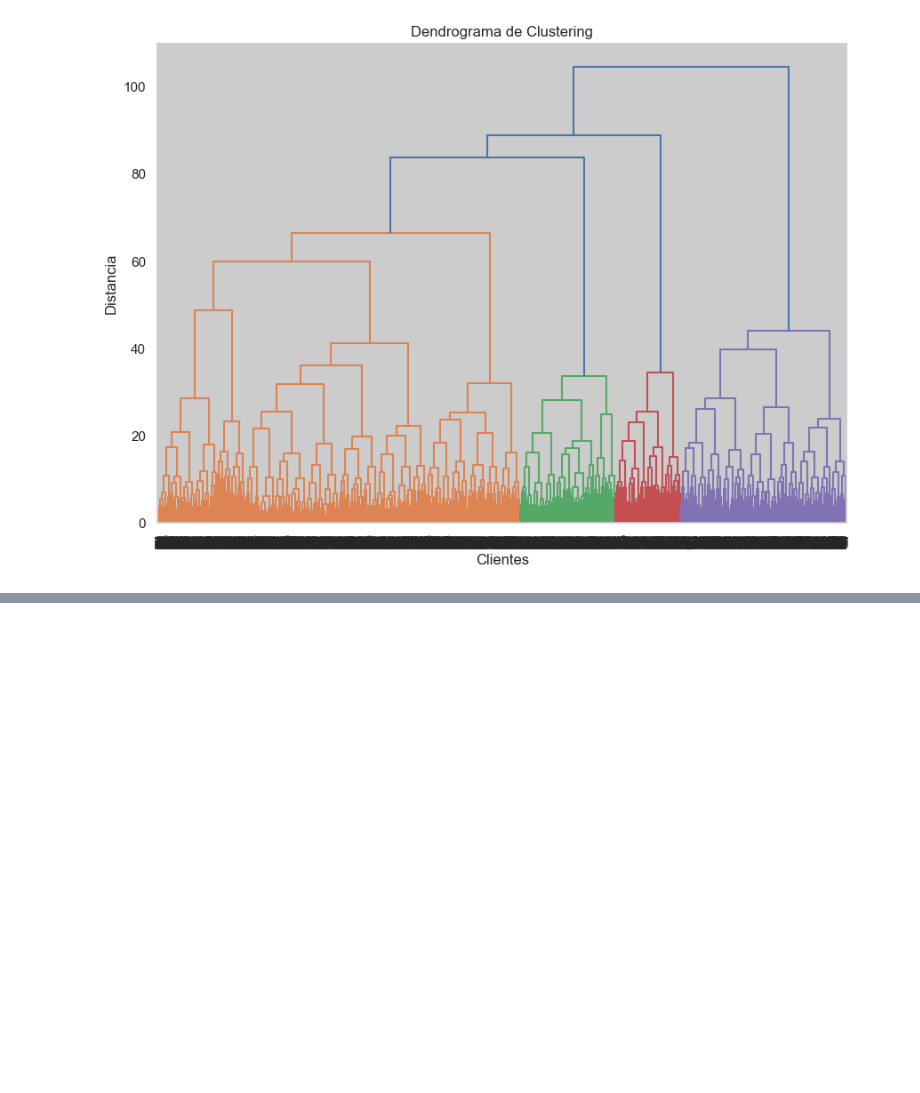
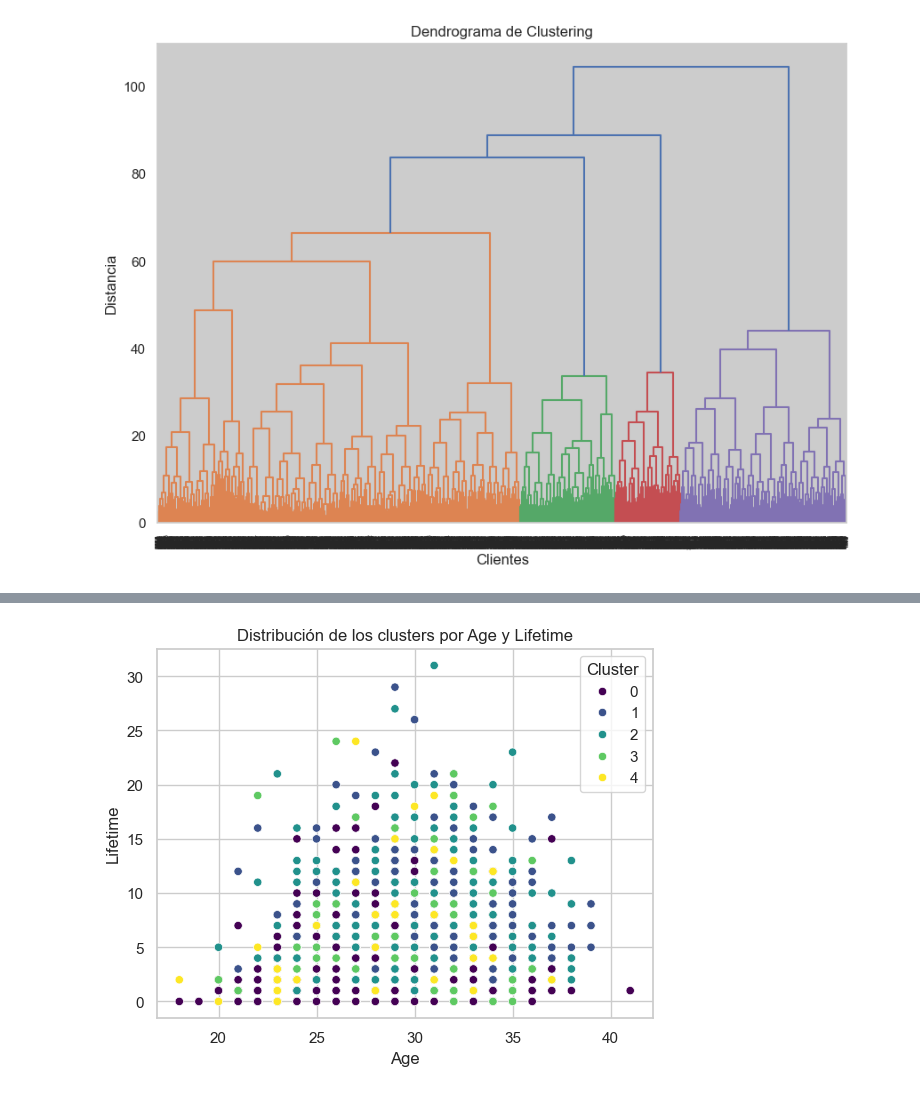
Before and after one commit to DavidRC-Ing/Project_MODEL_FITNESS, a Jupyter notebook: Project_GYM.ipynb, the cells around one changed output, grey strips where cells are left out. Cells and saved outputs as stored; diff of their text form; code cells hidden in the pictures; blank space fills up the shorter version.

```diff
--- a/Project_GYM.ipynb
+++ b/Project_GYM.ipynb
@@ -431,0 +432,14 @@ Cluster
+# %%
+# Distribución de los clusters
+
+# Función para graficar la distribución de los clusters
+def clusters_plot(data,x_name,y_name, cluster_name):
+    plt.Figure(figsize=(10, 10))
+    sns.scatterplot(data=data, x=x_name, y=y_name, hue=cluster_name, palette='viridis')
+    plt.title(f'Distribución de los clusters por {x_name} y {y_name}')
+    plt.xlabel(x_name)
+    plt.ylabel(y_name)
+    plt.show()
+
+
+print('Silhouette_score: {:.2f}'.format(silhouette_score(X_sc,labels)))
@@ -431,0 +453,5 @@ Cluster
+# %%
+# Grafico de la distribución de los clusters
+clusters_plot(data,'Age','Lifetime','Cluster')
+# %% [output]
+[figure, added]
```
Also changed, not shown: parts of 13 cells of this notebook.
